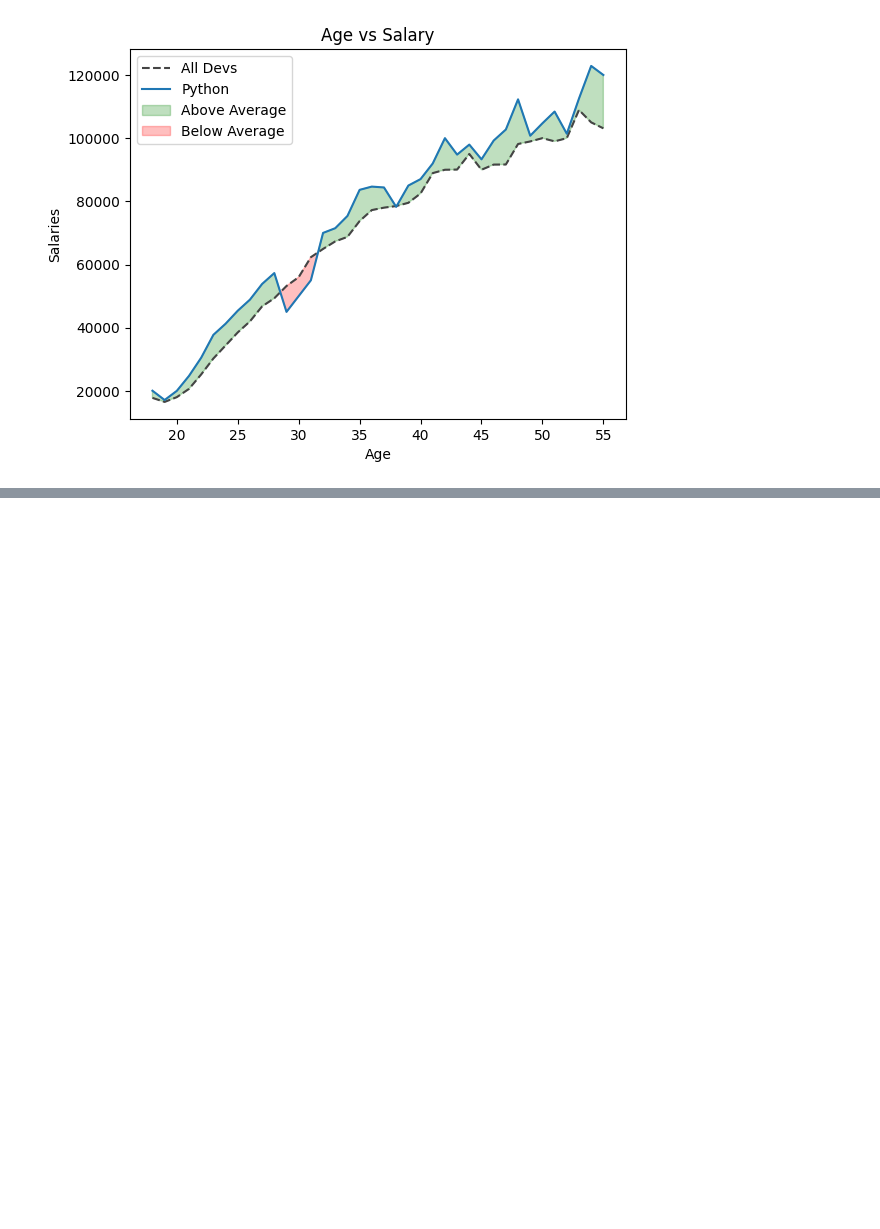
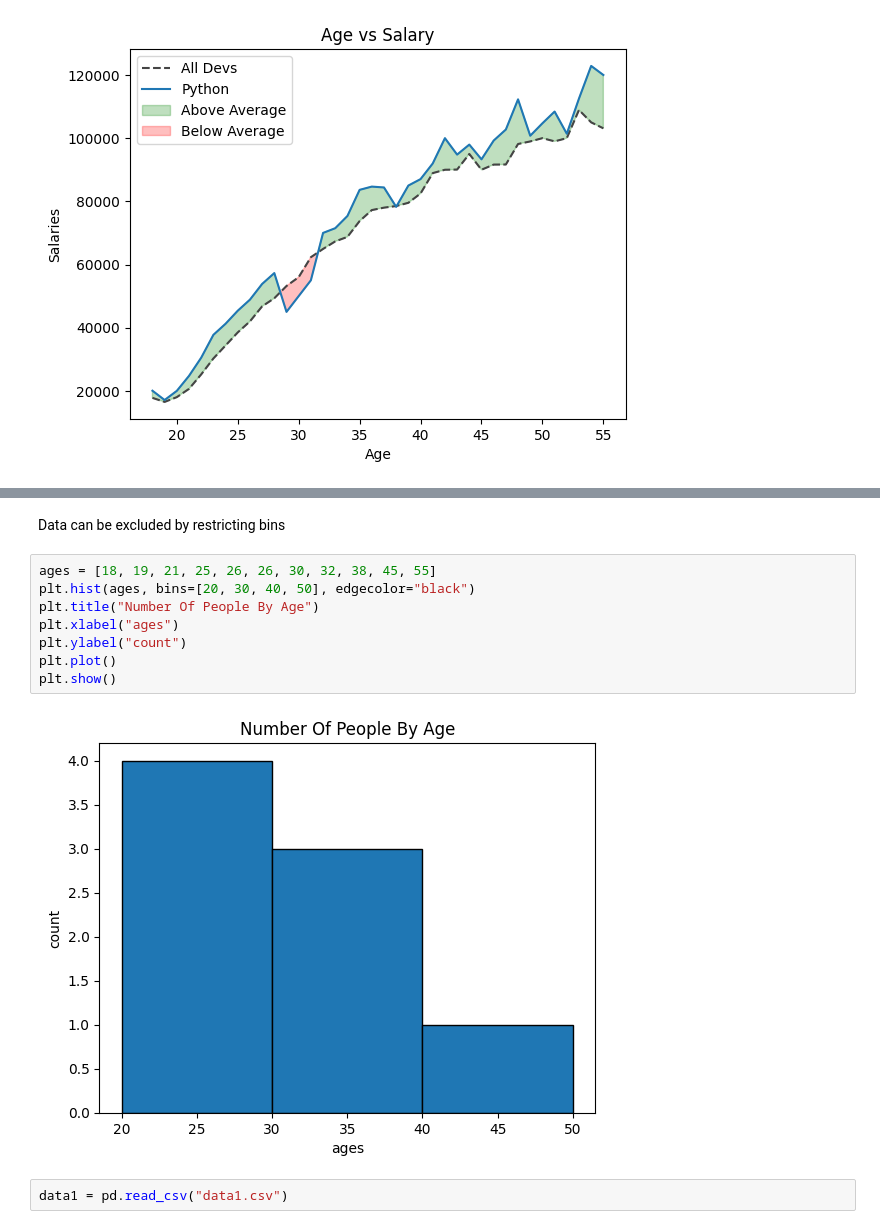
Before and after one commit to kurnoolanirudh/Python, a Jupyter notebook: Matplotlib.ipynb, the cells around one changed output, grey strips where cells are left out. Saved outputs shown, nothing was run; the diff lists cells and outputs as text; blank space fills up the shorter version.

```diff
--- a/Matplotlib.ipynb
+++ b/Matplotlib.ipynb
@@ -138,0 +163,14 @@ plt.show()
+# %% [markdown]
+Data can be excluded by restricting bins
+# %%
+ages = [18, 19, 21, 25, 26, 26, 30, 32, 38, 45, 55]
+plt.hist(ages, bins=[20, 30, 40, 50], edgecolor="black")
+plt.title("Number Of People By Age")
+plt.xlabel("ages")
+plt.ylabel("count")
+plt.plot()
+plt.show()
+# %% [output]
+[figure, added]
+# %%
+data1 = pd.read_csv("data1.csv")
```
Also changed, not shown: parts of 30 cells of this notebook, 57 other files.
